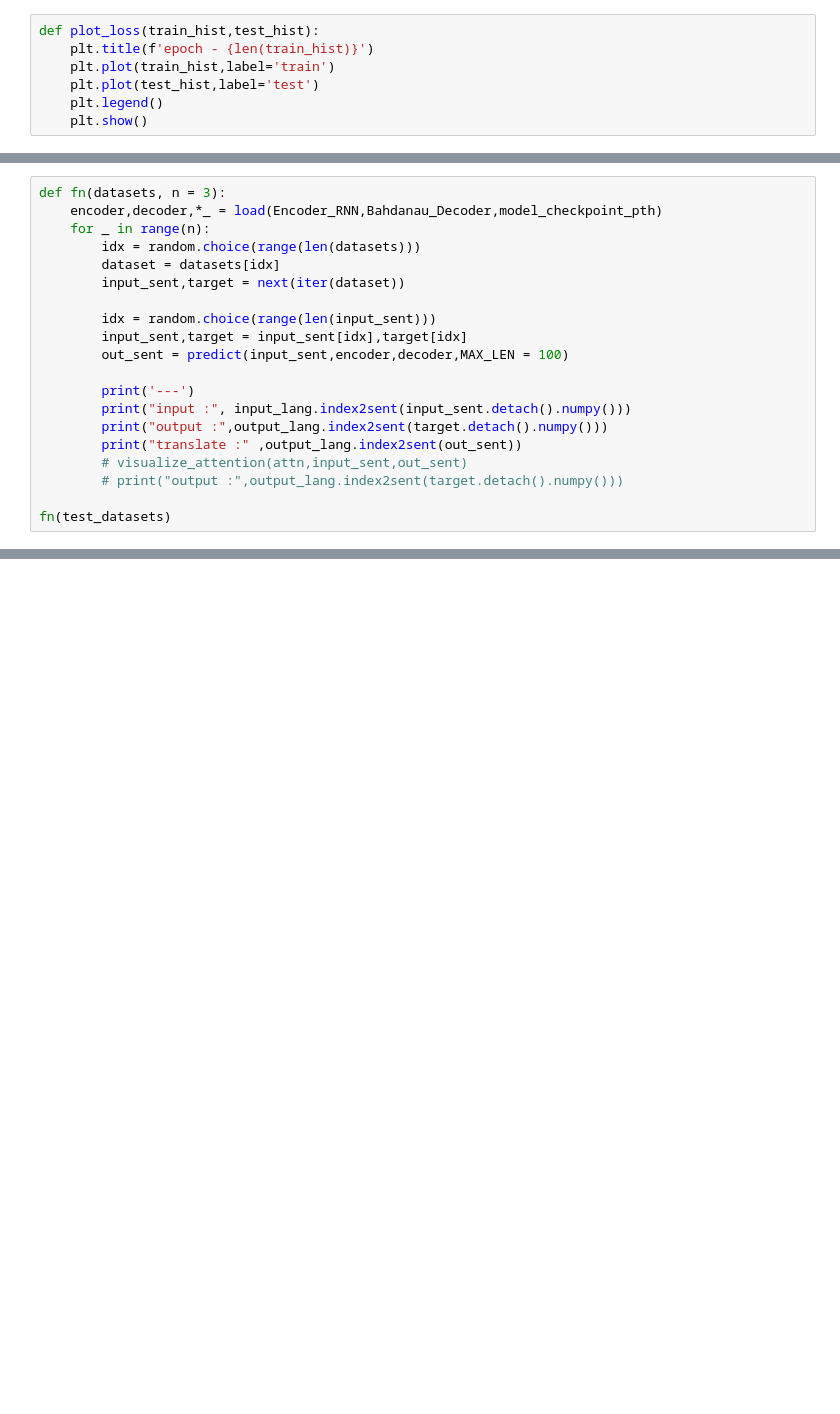
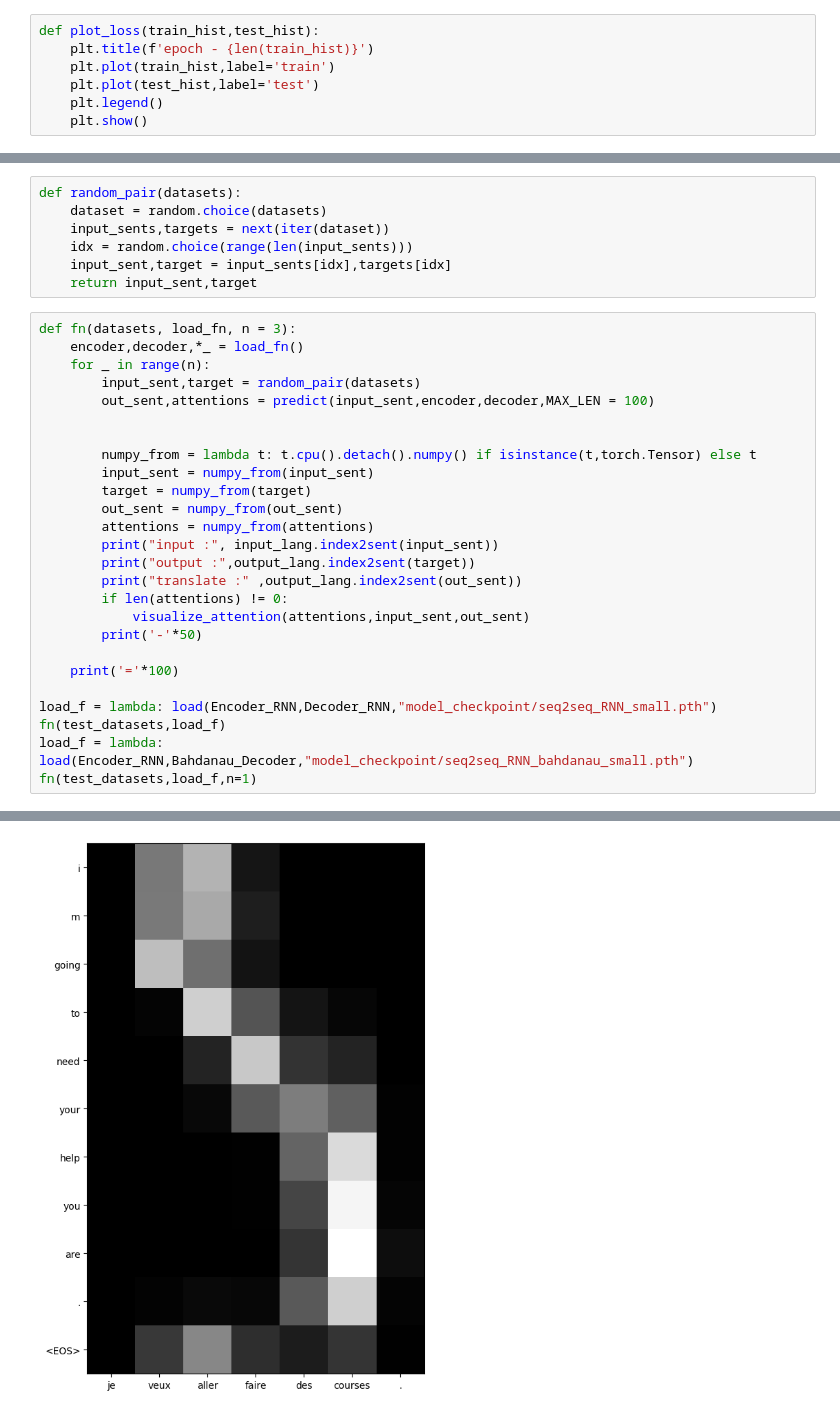
Before and after one commit to taimoon/deep-learning-note, a Jupyter notebook: SEQ2SEQ.ipynb, the cells around one changed output, grey strips where cells are left out. Saved outputs shown, nothing was run; the diff lists cells and outputs as text; blank space fills up the shorter version.

```diff
--- a/SEQ2SEQ.ipynb
+++ b/SEQ2SEQ.ipynb
@@ -568,21 +580,34 @@ def predict(seq,encoder:Encoder_RNN,decoder:Decoder_RNN,MAX_LEN = 10):
+# %%
+def random_pair(datasets):
+    dataset = random.choice(datasets)
+    input_sents,targets = next(iter(dataset))
+    idx = random.choice(range(len(input_sents)))
+    input_sent,target = input_sents[idx],targets[idx]
+    return input_sent,target
 # %%
-def fn(datasets, n = 3):
-    encoder,decoder,*_ = load(Encoder_RNN,Bahdanau_Decoder,model_checkpoint_pth)
+def fn(datasets, load_fn, n = 3):
+    encoder,decoder,*_ = load_fn()
     for _ in range(n):
-        idx = random.choice(range(len(datasets)))
-        dataset = datasets[idx]
-        input_sent,target = next(iter(dataset))
+        input_sent,target = random_pair(datasets)
+        out_sent,attentions = predict(input_sent,encoder,decoder,MAX_LEN = 100)
 
-        idx = random.choice(range(len(input_sent)))
-        input_sent,target = input_sent[idx],target[idx]
-        out_sent = predict(input_sent,encoder,decoder,MAX_LEN = 100)
 
-        print('---')
-        print("input :", input_lang.index2sent(input_sent.detach().numpy()))
-        print("output :",output_lang.index2sent(target.detach().numpy()))
+        numpy_from = lambda t: t.cpu().detach().numpy() if isinstance(t,torch.Tensor) else t
+        input_sent = numpy_from(input_sent)
+        target = numpy_from(target)
+        out_sent = numpy_from(out_sent)
+        attentions = numpy_from(attentions)
+        print("input :", input_lang.index2sent(input_sent))
+        print("output :",output_lang.index2sent(target))
         print("translate :" ,output_lang.index2sent(out_sent))
-        # visualize_attention(attn,input_sent,out_sent)
-        # print("output :",output_lang.index2sent(target.detach().numpy()))
+        if len(attentions) != 0:
+            visualize_attention(attentions,input_sent,out_sent)
+        print('-'*50)
 
-fn(test_datasets)
+    print('='*100)
+
+load_f = lambda: load(Encoder_RNN,Decoder_RNN,"model_checkpoint/seq2seq_RNN_small.pth")
+fn(test_datasets,load_f)
+load_f = lambda: load(Encoder_RNN,Bahdanau_Decoder,"model_checkpoint/seq2seq_RNN_bahdanau_small.pth")
+fn(test_datasets,load_f,n=1)
 # %% [output]
@@ -600,0 +632 @@ translate : i m very sorry but a lot of mine . <EOS>
+[figure, added]
```
Also changed, not shown: parts of 25 cells of this notebook, 1 other file.
